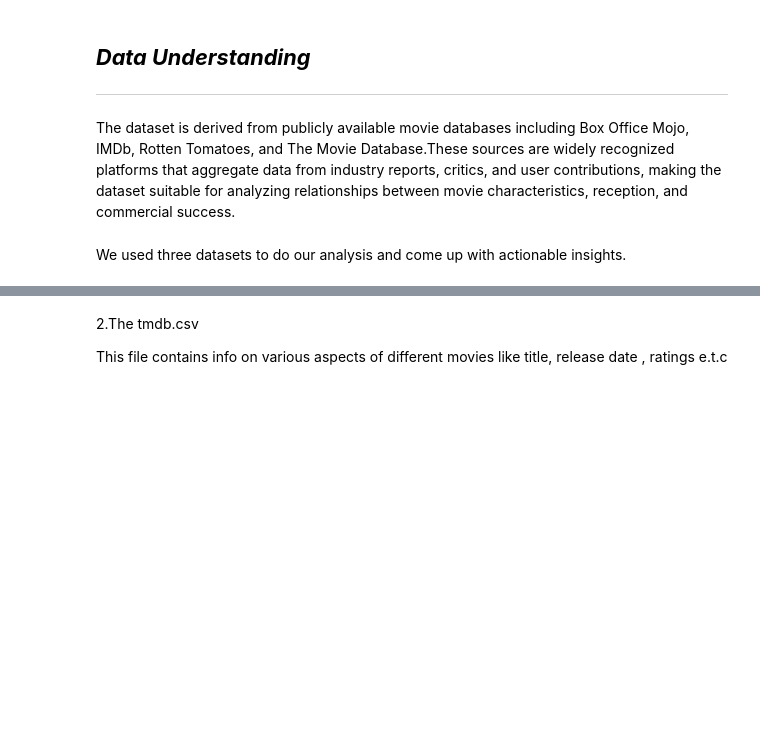
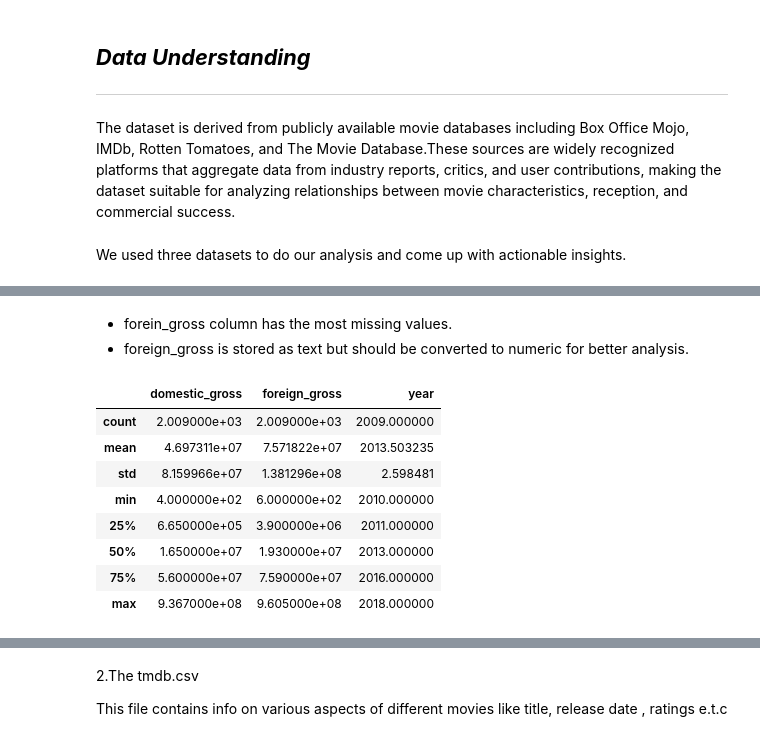
Before and after one commit to Alanmuchiri/Group7---Phase-2, a Jupyter notebook: Films_Perfomance.ipynb, the cells around one changed output, grey strips where cells are left out. Cells and saved outputs as stored; diff of their text form; code cells hidden in the pictures; blank space fills up the shorter version.

```diff
--- a/Films_Perfomance.ipynb
+++ b/Films_Perfomance.ipynb
@@ -40,0 +83,18 @@ This is a csv file that contains movies, studio, gross domestically and foreign
+# %% [markdown]
+
+
+*   forein_gross column has the most missing values.
+*   foreign_gross is stored as text but should be converted to numeric for better analysis.
+# %%
+# Statistical summary for the numeric columns.
+df.describe()
+# %% [output]
+|  | domestic_gross | foreign_gross | year |
+| count | 2.009000e+03 | 2.009000e+03 | 2009.000000 |
+| mean | 4.697311e+07 | 7.571822e+07 | 2013.503235 |
+| std | 8.159966e+07 | 1.381296e+08 | 2.598481 |
+| min | 4.000000e+02 | 6.000000e+02 | 2010.000000 |
+| 25% | 6.650000e+05 | 3.900000e+06 | 2011.000000 |
+| 50% | 1.650000e+07 | 1.930000e+07 | 2013.000000 |
+| 75% | 5.600000e+07 | 7.590000e+07 | 2016.000000 |
+| max | 9.367000e+08 | 9.605000e+08 | 2018.000000 |
```
Also changed, not shown: parts of 15 cells of this notebook.
